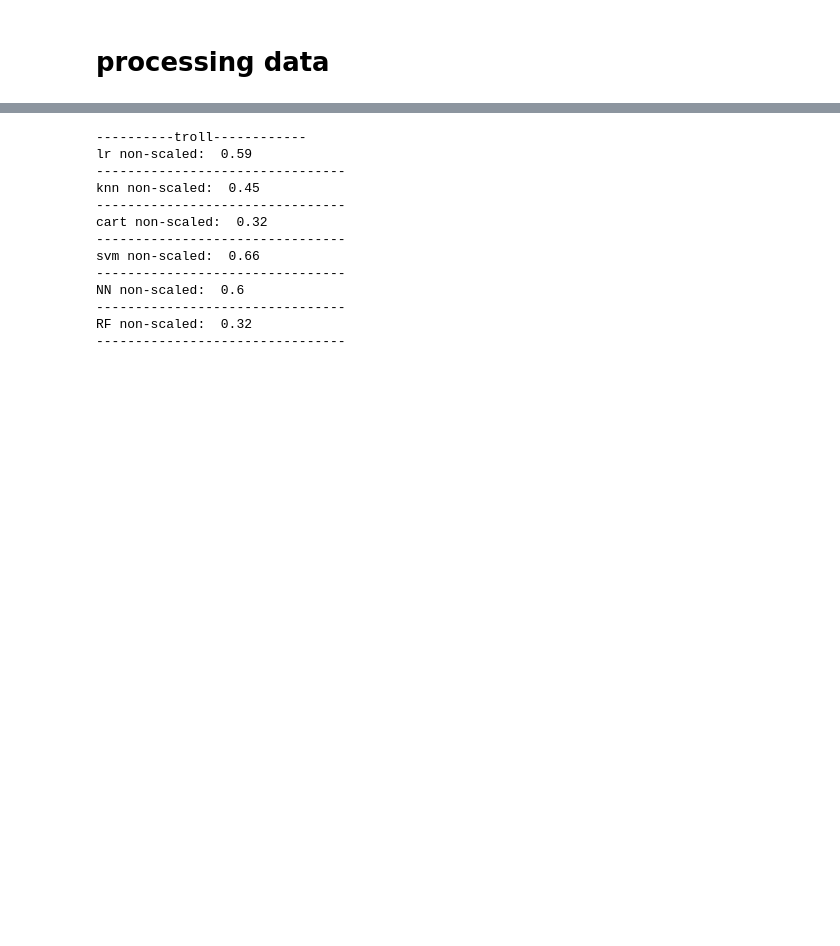
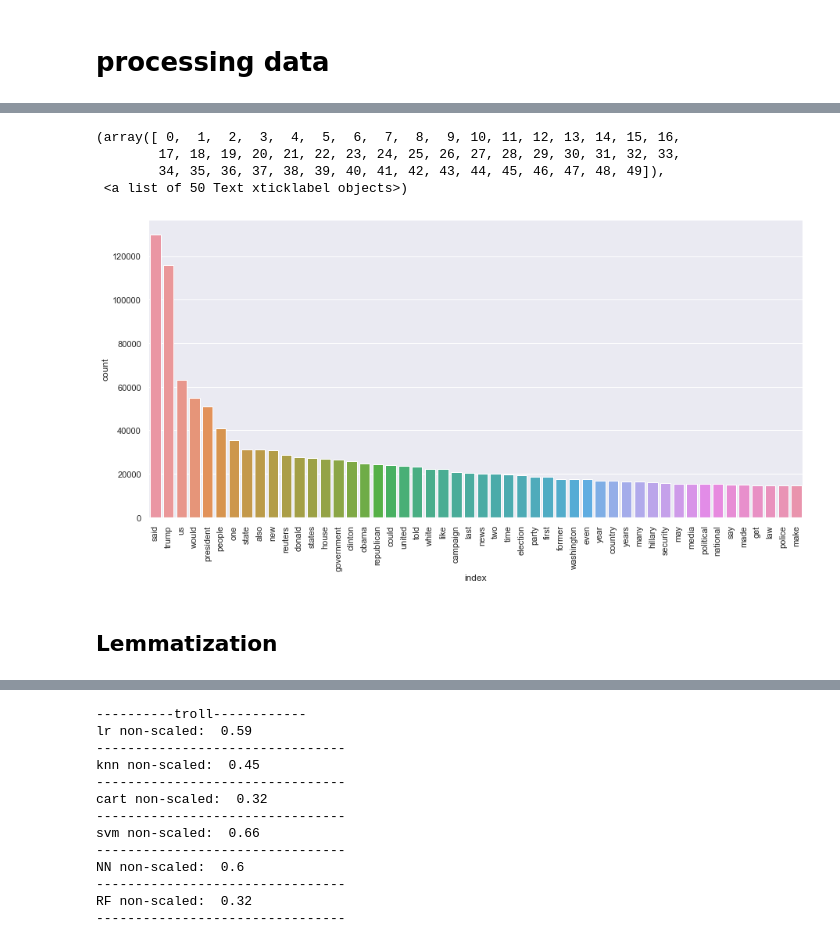
Before and after one commit to AbderrhmanAbdellatif/Fake-News-Detection, a Jupyter notebook: Fake newspaper .ipynb, the cells around one changed output, grey strips where cells are left out. Saved outputs shown, nothing was run; the diff lists cells and outputs as text; code cells hidden in the pictures; blank space fills up the shorter version.

```diff
--- a/Fake newspaper .ipynb
+++ b/Fake newspaper .ipynb
@@ -151,0 +133,2 @@ fake_news_Df
+# %%
+fake_news_Df['text'] = fake_news_Df.text.apply(lambda x : clean_train_data(x))
@@ -151,0 +137,10 @@ fake_news_Df
+# %%
+eng_stopwords = nltk.corpus.stopwords.words("english")
+# %%
+def remove_eng_stopwords(text):
+    token_text = nltk.word_tokenize(text)
+    remove_stop = [word for word in token_text if word not in eng_stopwords]
+    join_text = ' '.join(remove_stop)
+    return join_text
+# %%
+fake_news_Df['text'] = fake_news_Df.text.apply(lambda x : remove_eng_stopwords(x))
@@ -151,0 +162,20 @@ fake_news_Df
+# %%
+list_words = fake_news_Df['text'].str.split()
+list_words_merge = list(chain(*list_words))
+
+d = Counter(list_words_merge)
+df = pd.DataFrame(data=d, index=['count'])
+top_common_words = df.T.sort_values(by=['count'], ascending=False).reset_index().head(50)
+top_common_words.head()
+plt.figure(figsize=(15,7))
+sns.set(style="darkgrid")
+sns.barplot(x="index", y='count', data=top_common_words)
+plt.xticks(rotation=90)
+# %% [output]
+(array([ 0,  1,  2,  3,  4,  5,  6,  7,  8,  9, 10, 11, 12, 13, 14, 15, 16,
+        17, 18, 19, 20, 21, 22, 23, 24, 25, 26, 27, 28, 29, 30, 31, 32, 33,
+        34, 35, 36, 37, 38, 39, 40, 41, 42, 43, 44, 45, 46, 47, 48, 49]),
+ <a list of 50 Text xticklabel objects>)
+[figure, added]
+# %% [markdown]
+## Lemmatization
```
Also changed, not shown: parts of 23 cells of this notebook.
